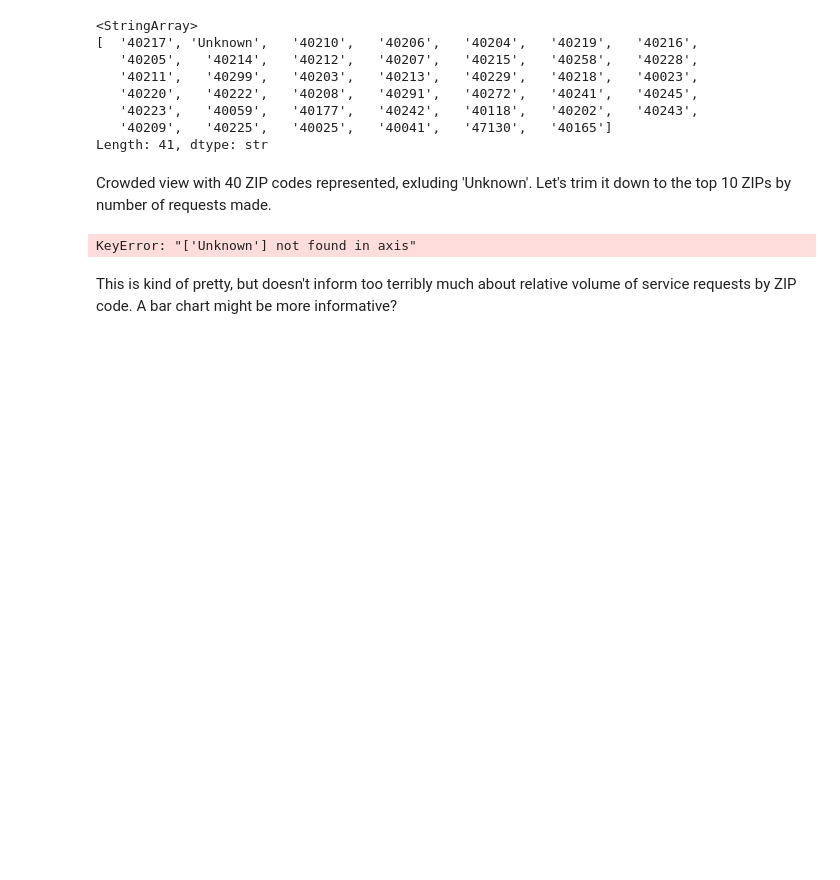
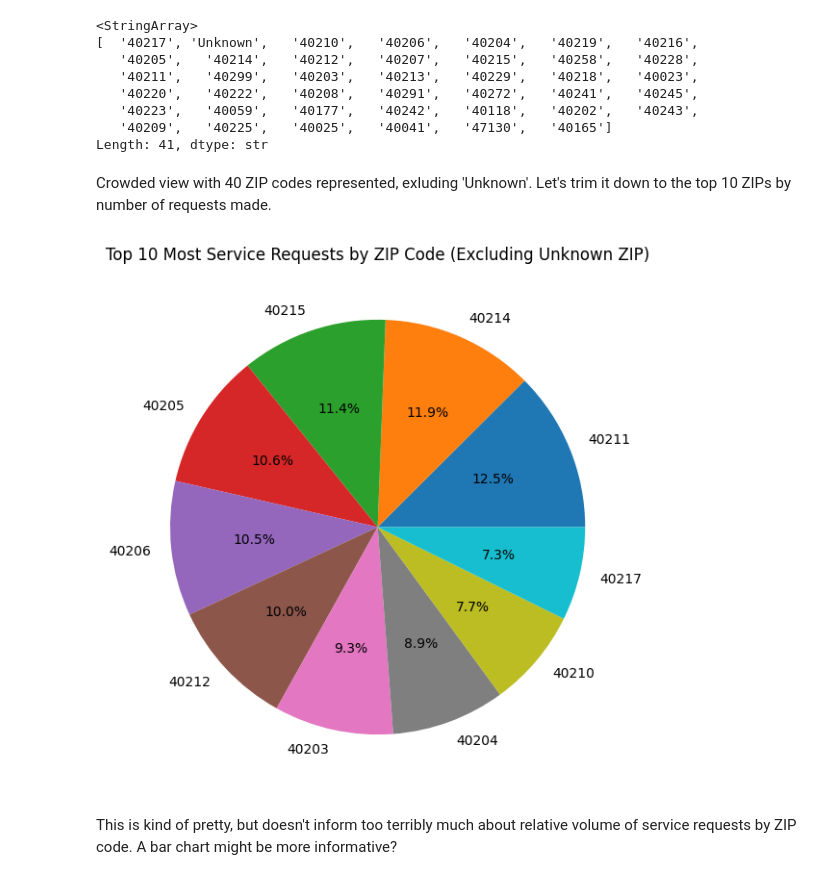
Before and after one commit to peachfiend-42/LouKY_311_Exploration, a Jupyter notebook: LouKY_311_Exploration/initial_views.ipynb, the cells around one changed output. Cells and saved outputs as stored; diff of their text form; code cells hidden in the pictures; blank space fills up the shorter version.

```diff
--- a/LouKY_311_Exploration/initial_views.ipynb
+++ b/LouKY_311_Exploration/initial_views.ipynb
@@ -383,20 +384,20 @@ Length: 41, dtype: str
 Crowded view with 40 ZIP codes represented, exluding 'Unknown'. Let's trim it down to the top 10 ZIPs by number of requests made.
 # %%
 
-top_sr_zip = tot_sr_zip.drop('Unknown').nlargest(10)
+top_sr_zip = tot_sr_zip.nlargest(10)
 
 # set a reasonable plot size
 plt.figure(figsize=(7,7))
 
 # plot a pie chart
 plt.pie(top_sr_zip,
         labels=top_sr_zip.index,
         autopct='%1.1f%%',
         colors=sns.color_palette('tab10'))
 plt.title('Top 10 Most Service Requests by ZIP Code (Excluding Unknown ZIP)')
 plt.show()
 # %% [output]
-KeyError: "['Unknown'] not found in axis"
+[figure, added]
 # %% [markdown]
 This is kind of pretty, but doesn't inform too terribly much about relative volume of service requests by ZIP code.
 A bar chart might be more informative?
```
Also changed, not shown: parts of 5 cells of this notebook.
